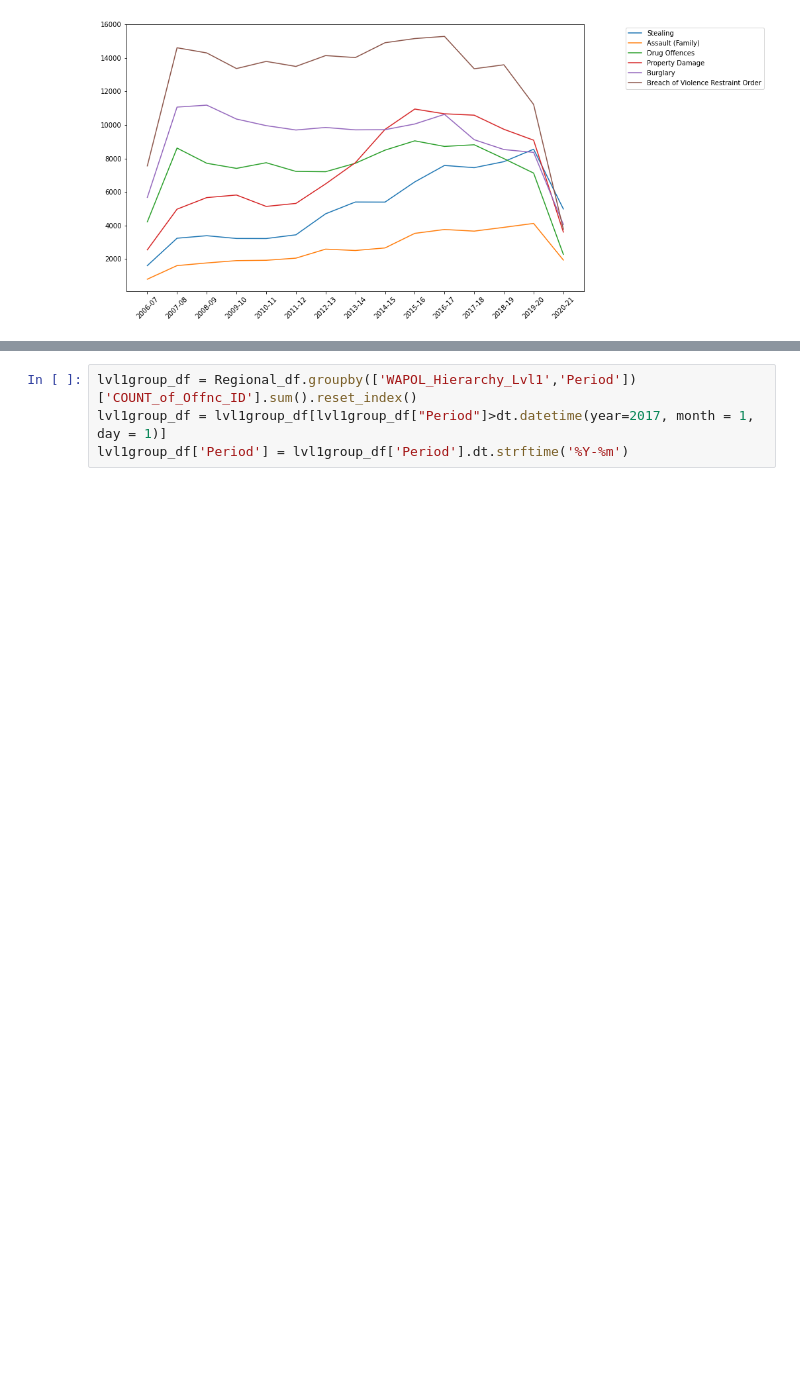
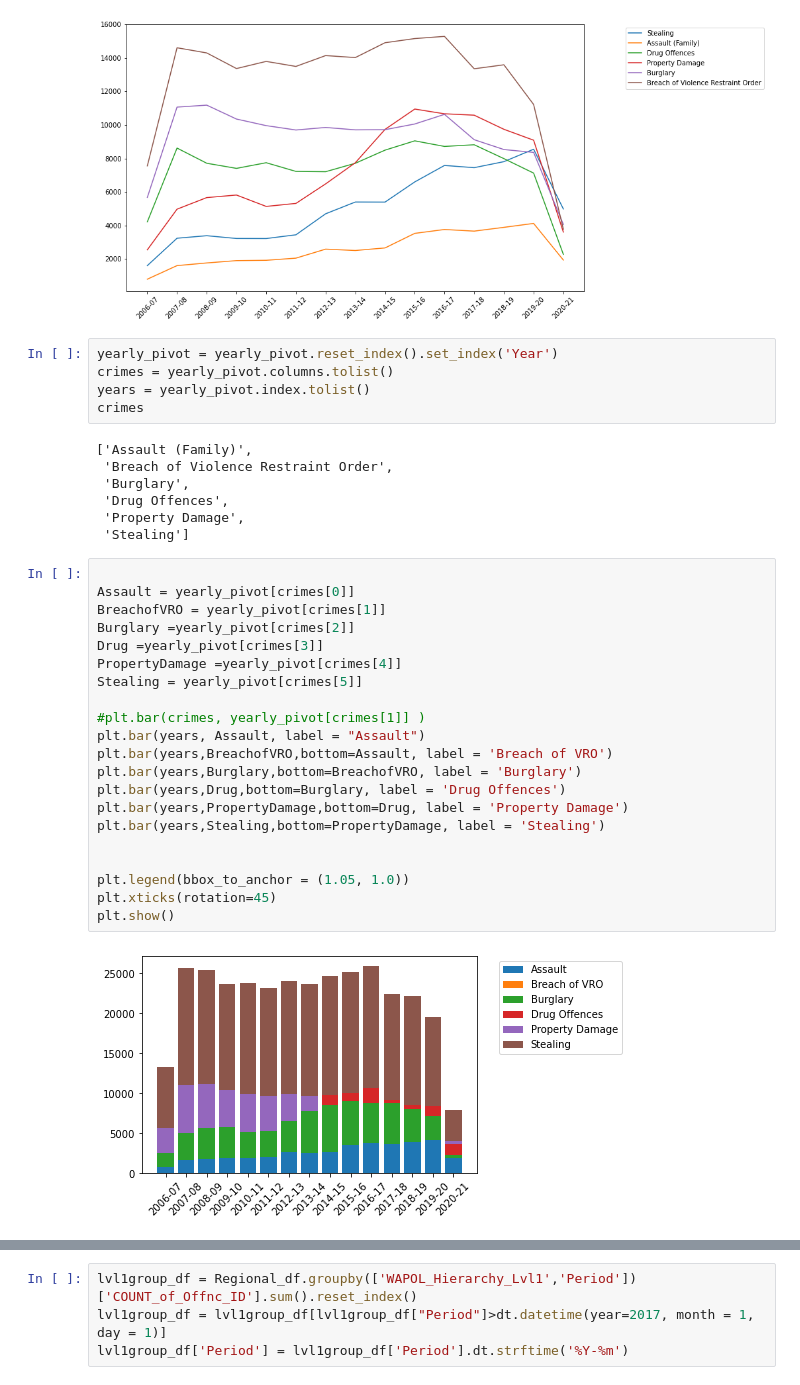
Before and after one commit to FernB/WACrimeRatesCovid19, a Jupyter notebook: WACrimeStatistics.ipynb, the cells around one changed output, grey strips where cells are left out. Saved outputs shown, nothing was run; the diff lists cells and outputs as text; blank space fills up the shorter version.

Commit message:
yearly data added

```diff
--- a/WACrimeStatistics.ipynb
+++ b/WACrimeStatistics.ipynb
@@ -202,3 +202,38 @@ plt.legend(keycrimes,bbox_to_anchor = (1.4, 1.0))
 plt.show()
 # %% [output]
 [figure]
+# %%
+yearly_pivot = yearly_pivot.reset_index().set_index('Year')
+crimes = yearly_pivot.columns.tolist()
+years = yearly_pivot.index.tolist()
+crimes
+# %% [output]
+['Assault (Family)',
+ 'Breach of Violence Restraint Order',
+ 'Burglary',
+ 'Drug Offences',
+ 'Property Damage',
+ 'Stealing']
+# %%
+
+Assault = yearly_pivot[crimes[0]]
+BreachofVRO = yearly_pivot[crimes[1]]
+Burglary =yearly_pivot[crimes[2]]
+Drug =yearly_pivot[crimes[3]]
+PropertyDamage =yearly_pivot[crimes[4]]
+Stealing = yearly_pivot[crimes[5]]
+
+#plt.bar(crimes, yearly_pivot[crimes[1]] )
+plt.bar(years, Assault, label = "Assault")
+plt.bar(years,BreachofVRO,bottom=Assault, label = 'Breach of VRO')
+plt.bar(years,Burglary,bottom=BreachofVRO, label = 'Burglary')
+plt.bar(years,Drug,bottom=Burglary, label = 'Drug Offences')
+plt.bar(years,PropertyDamage,bottom=Drug, label = 'Property Damage')
+plt.bar(years,Stealing,bottom=PropertyDamage, label = 'Stealing')
+
+
+plt.legend(bbox_to_anchor = (1.05, 1.0))
+plt.xticks(rotation=45)
+plt.show()
+# %% [output]
+[figure, added]
```
Also changed, not shown: parts of 5 cells of this notebook.
